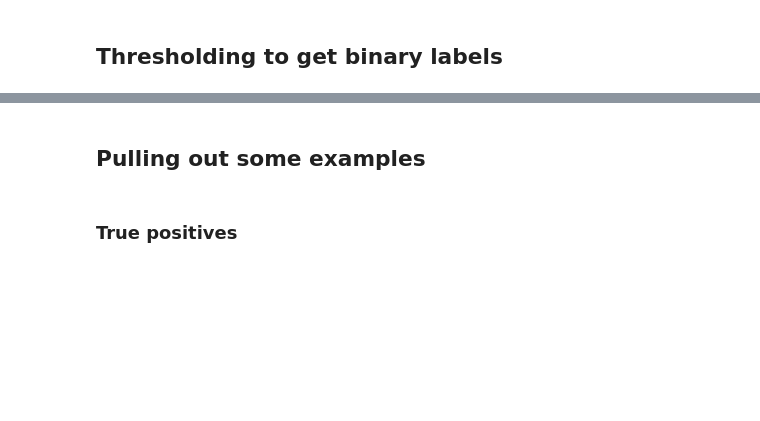
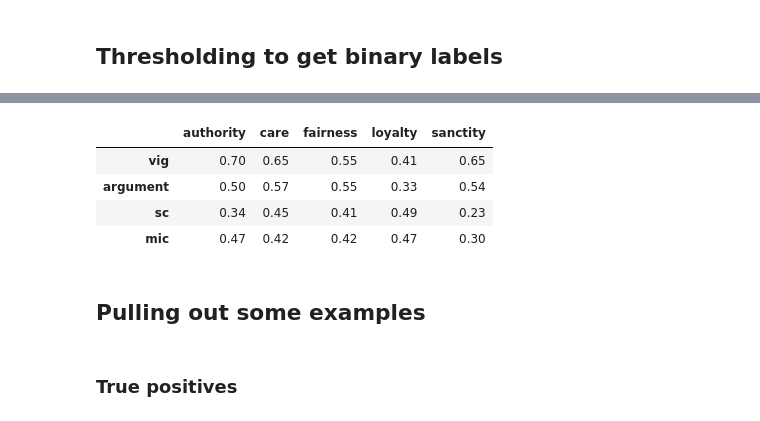
Before and after one commit to joshnguyen99/moral_axes, a Jupyter notebook: scripts/external_data_evaluation.ipynb, the cells around one changed output, grey strips where cells are left out. Cells and saved outputs as stored; diff of their text form; code cells hidden in the pictures; blank space fills up the shorter version.

```diff
--- a/scripts/external_data_evaluation.ipynb
+++ b/scripts/external_data_evaluation.ipynb
@@ -146,3 +168,26 @@ metric_df
+# %%
+from sklearn.metrics import f1_score
+
+# Change this
+percentile = 80
+
+metric_df = pd.DataFrame(0, index=FOUNDATIONS, columns=["vig", "argument", "sc", "mic"])
+for corpus_name in metric_df.columns:
+    dataset = scored_corpora[corpus_name]
+    for foundation in metric_df.index:
+        y_true = dataset[foundation]
+        y_score = dataset[foundation + "_score"]
+        threshold = threshold_top_x(y_score, percentile)
+        y_pred = np.array([y >= threshold for y in y_score], dtype=int)
+        metric_df.loc[foundation, corpus_name] = f1_score(y_true=y_true, y_pred=y_pred)
+# %%
+np.round(metric_df, 2).T
+# %% [output]
+|  | authority | care | fairness | loyalty | sanctity |
+| vig | 0.70 | 0.65 | 0.55 | 0.41 | 0.65 |
+| argument | 0.50 | 0.57 | 0.55 | 0.33 | 0.54 |
+| sc | 0.34 | 0.45 | 0.41 | 0.49 | 0.23 |
+| mic | 0.47 | 0.42 | 0.42 | 0.47 | 0.30 |
 # %% [markdown]
 ## Pulling out some examples
 # %%
```
Also changed, not shown: parts of 15 cells of this notebook.
